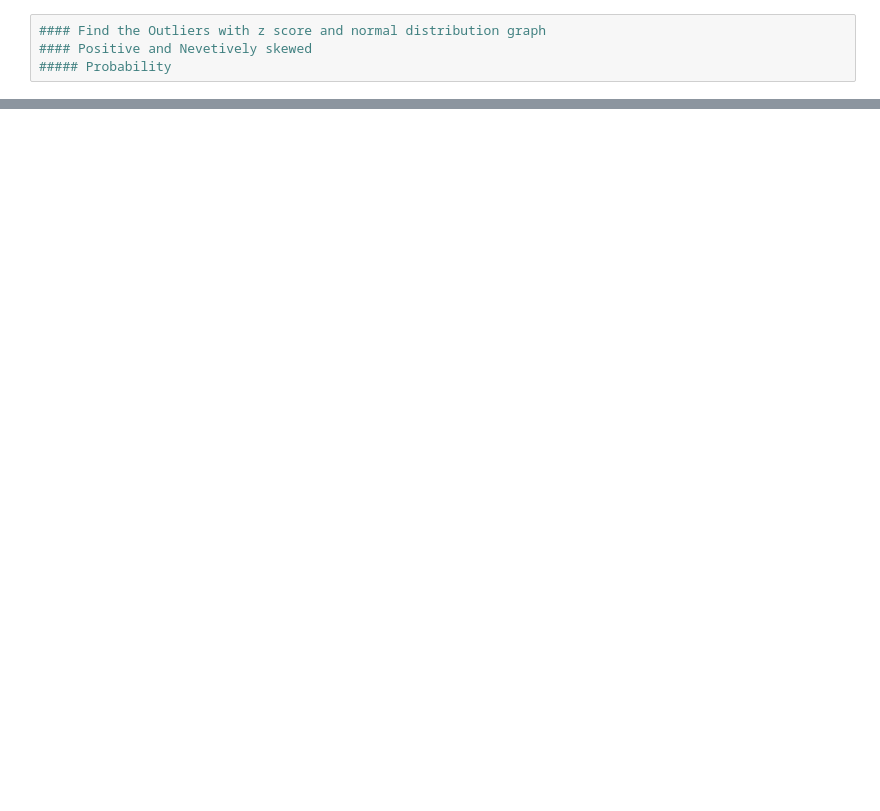
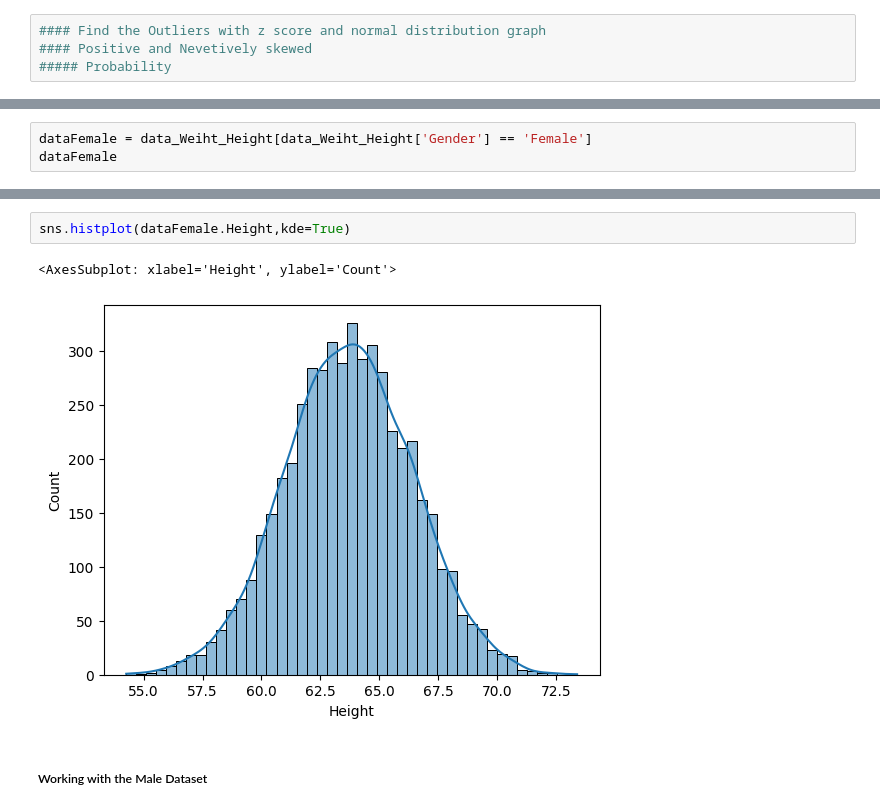
Before and after one commit to jdhova/Statistics-DataCleaning, a Jupyter notebook: ProbabilityandDistribution.ipynb, the cells around one changed output, grey strips where cells are left out. Saved outputs shown, nothing was run; the diff lists cells and outputs as text; blank space fills up the shorter version.

```diff
--- a/ProbabilityandDistribution.ipynb
+++ b/ProbabilityandDistribution.ipynb
@@ -8,0 +87,3 @@ import matplotlib.pyplot as plt
+# %%
+dataFemale = data_Weiht_Height[data_Weiht_Height['Gender'] == 'Female']
+dataFemale
@@ -8,0 +114,7 @@ import matplotlib.pyplot as plt
+# %%
+sns.histplot(dataFemale.Height,kde=True)
+# %% [output]
+<AxesSubplot: xlabel='Height', ylabel='Count'>
+[figure, added]
+# %% [markdown]
+##### Working with the Male Dataset
```
Also changed, not shown: parts of 36 cells of this notebook.
